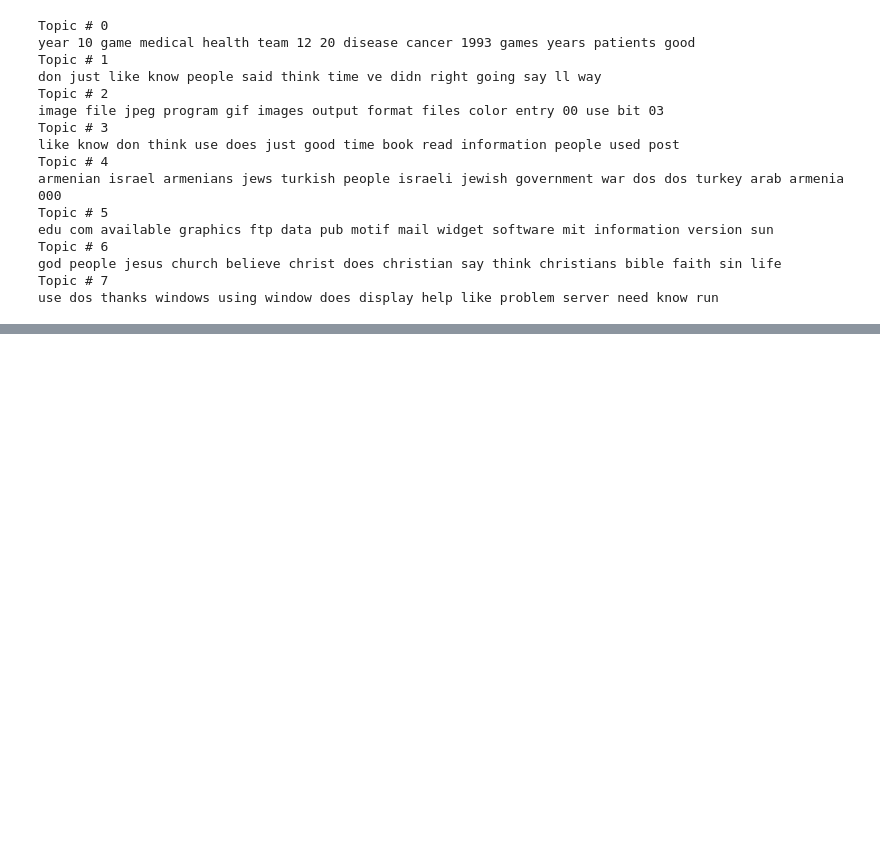
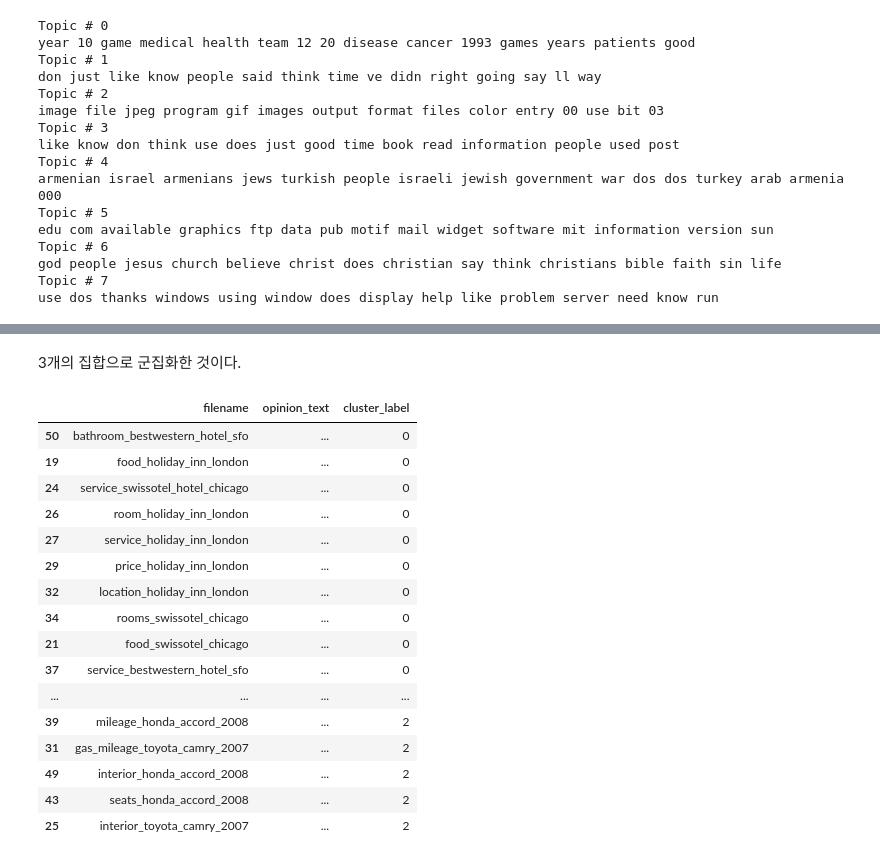
Before and after one commit to spacemaninSeoul/PythonMachinelearningGuide, a Jupyter notebook: [파이썬머신러닝완벽가이드]_VIII_텍스트_분석.ipynb, the cells around one changed output, grey strips where cells are left out. Saved outputs shown, nothing was run; the diff lists cells and outputs as text; code cells hidden in the pictures; blank space fills up the shorter version.

```diff
--- a/[파이썬머신러닝완벽가이드]_VIII_텍스트_분석.ipynb
+++ b/[파이썬머신러닝완벽가이드]_VIII_텍스트_분석.ipynb
@@ -1117,0 +1232,32 @@ use dos thanks windows using window does display help like problem server need k
+# %% [markdown]
+3개의 집합으로 군집화한 것이다.
+# %%
+from sklearn.cluster import KMeans
+
+# 3개의 집합으로 군집화
+km_cluster = KMeans(n_clusters=3, max_iter=10000, random_state=0)
+km_cluster.fit(feature_vect)
+cluster_label = km_cluster.labels_
+
+
+# 소속 클러스터를 cluster_label 컬럼으로 할당하고 cluster_label 값으로 정렬
+document_df['cluster_label'] = cluster_label
+document_df.sort_values(by='cluster_label')
+# %% [output]
+|  | filename | opinion_text | cluster_label |
+| 50 | bathroom_bestwestern_hotel_sfo | ... | 0 |
+| 19 | food_holiday_inn_london | ... | 0 |
+| 24 | service_swissotel_hotel_chicago | ... | 0 |
+| 26 | room_holiday_inn_london | ... | 0 |
+| 27 | service_holiday_inn_london | ... | 0 |
+| 29 | price_holiday_inn_london | ... | 0 |
+| 32 | location_holiday_inn_london | ... | 0 |
+| 34 | rooms_swissotel_chicago | ... | 0 |
+| 21 | food_swissotel_chicago | ... | 0 |
+| 37 | service_bestwestern_hotel_sfo | ... | 0 |
+| ... | ... | ... | ... |
+| 39 | mileage_honda_accord_2008 | ... | 2 |
+| 31 | gas_mileage_toyota_camry_2007 | ... | 2 |
+| 49 | interior_honda_accord_2008 | ... | 2 |
+| 43 | seats_honda_accord_2008 | ... | 2 |
+| 25 | interior_toyota_camry_2007 | ... | 2 |
```
Also changed, not shown: parts of 16 cells of this notebook.
